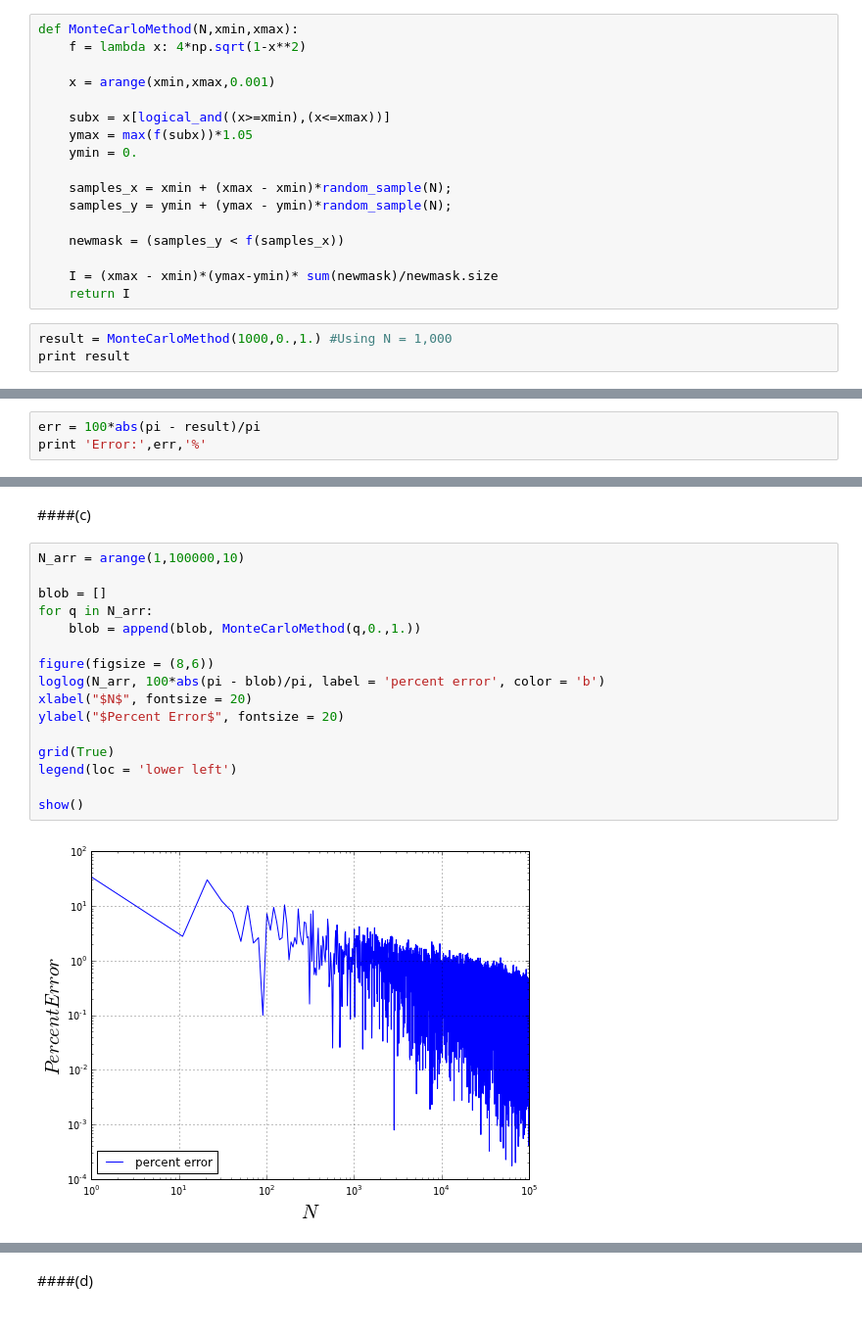
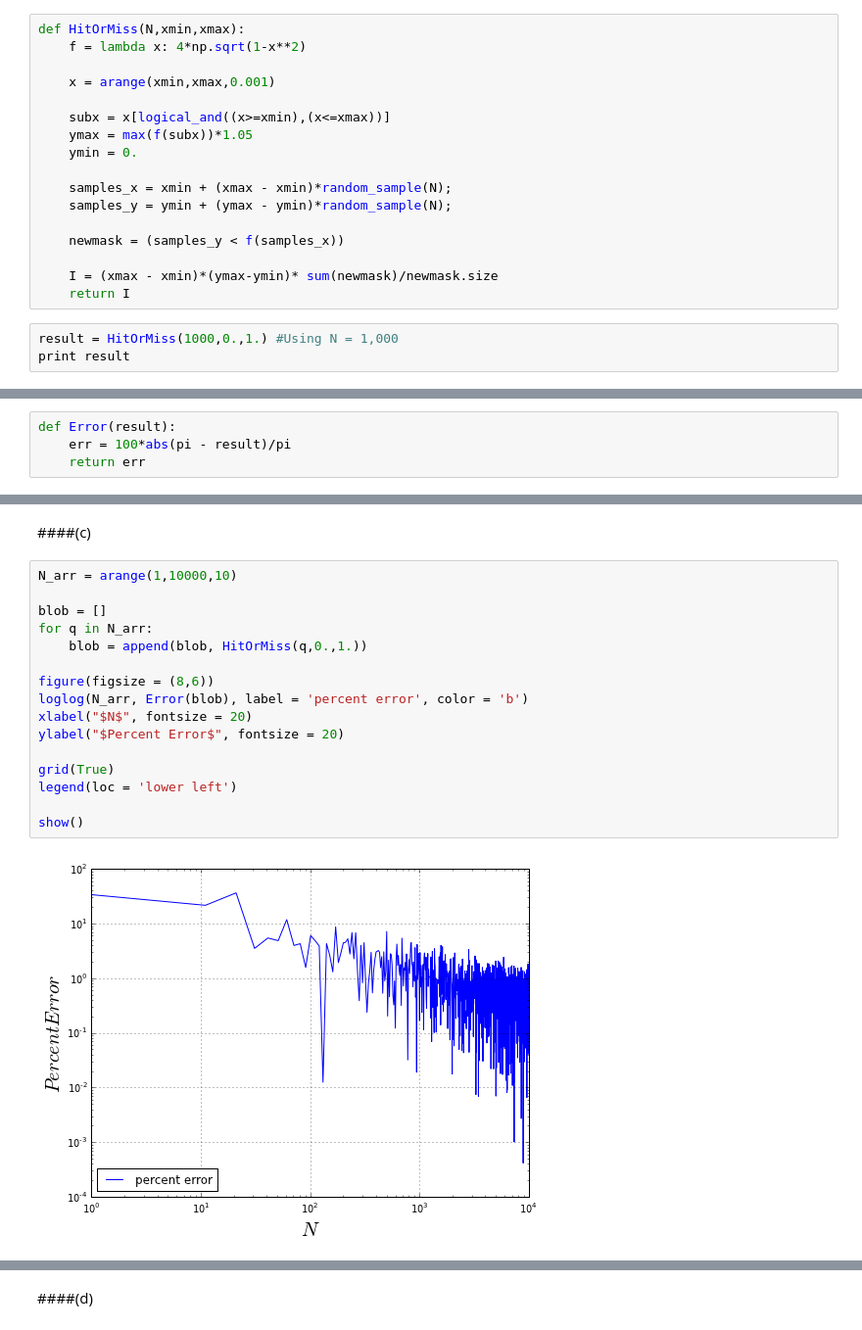
Before and after one commit to wsnyderPHYS202/PHYS202-S13, a Jupyter notebook: Week5/IntegrationEx4.ipynb, the cells around one changed output, grey strips where cells are left out. Shown at 98% size. Saved outputs shown, nothing was run; the diff lists cells and outputs as text.

```diff
--- a/Week5/IntegrationEx4.ipynb
+++ b/Week5/IntegrationEx4.ipynb
@@ -268,7 +239,7 @@ print rms
 # %% [markdown]
 ####(a)
 # %%
-def MonteCarloMethod(N,xmin,xmax):
+def HitOrMiss(N,xmin,xmax):
     f = lambda x: 4*np.sqrt(1-x**2)
 
     x = arange(xmin,xmax,0.001)
@@ -285,6 +256,6 @@ def MonteCarloMethod(N,xmin,xmax):
     I = (xmax - xmin)*(ymax-ymin)* sum(newmask)/newmask.size
     return I
 # %%
-result = MonteCarloMethod(1000,0.,1.) #Using N = 1,000
+result = HitOrMiss(1000,0.,1.) #Using N = 1,000
 print result
 # %% [output]
@@ -292,5 +263,6 @@ print result
 # %% [markdown]
 ####(b)
 # %%
-err = 100*abs(pi - result)/pi
-print 'Error:',err,'%'
+def Error(result):
+    err = 100*abs(pi - result)/pi
+    return err
@@ -299,21 +273,21 @@ Error: 1.20297752628 %
 # %% [markdown]
 ####(c)
 # %%
-N_arr = arange(1,100000,10)
+N_arr = arange(1,10000,10)
 
 blob = []
 for q in N_arr:
-    blob = append(blob, MonteCarloMethod(q,0.,1.))
+    blob = append(blob, HitOrMiss(q,0.,1.))
 
 figure(figsize = (8,6))
-loglog(N_arr, 100*abs(pi - blob)/pi, label = 'percent error', color = 'b')
+loglog(N_arr, Error(blob), label = 'percent error', color = 'b')
 xlabel("$N$", fontsize = 20)
 ylabel("$Percent Error$", fontsize = 20)
 
 grid(True)
 legend(loc = 'lower left')
 
 show()
 # %% [output]
-[figure, old version]
+[figure, new version]
 # %% [markdown]
```
Also changed, not shown: parts of 20 cells of this notebook.
